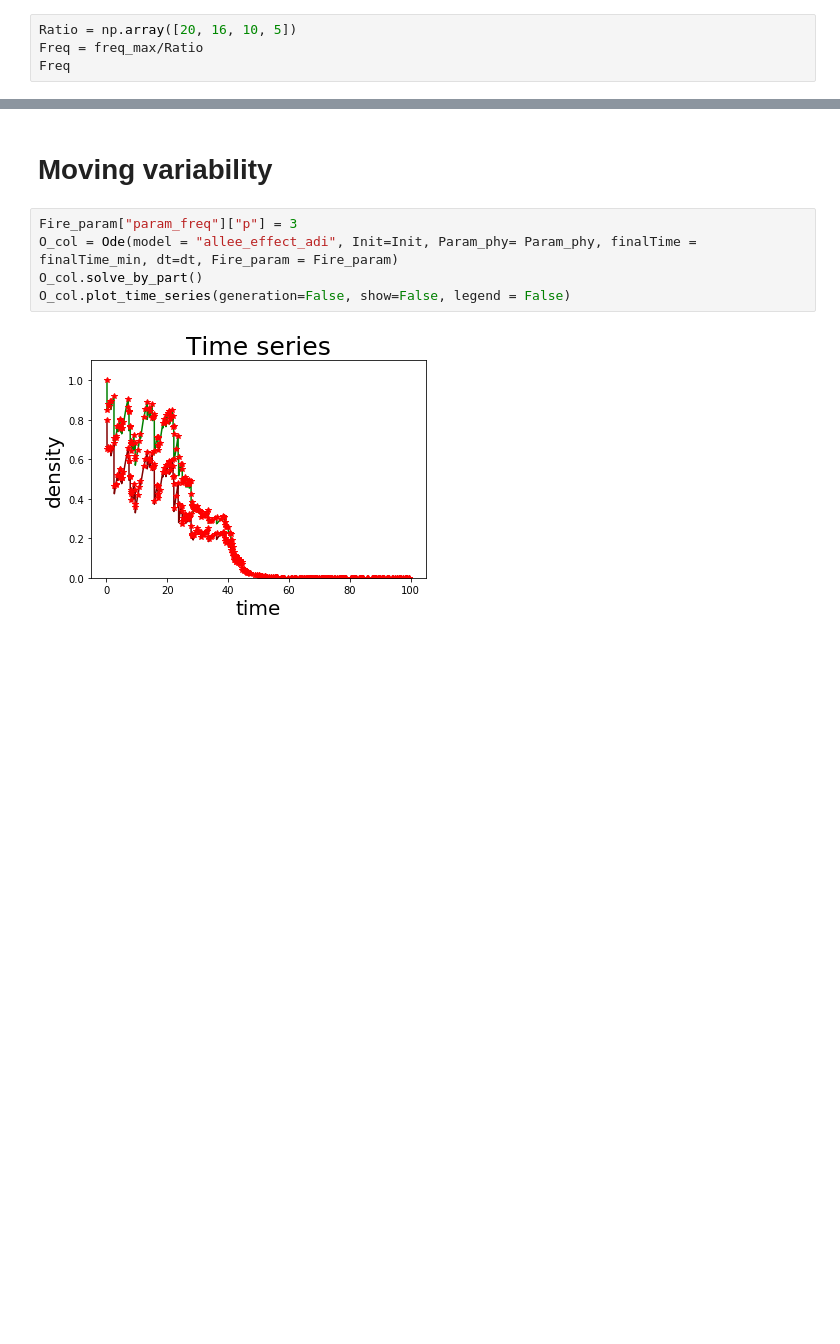
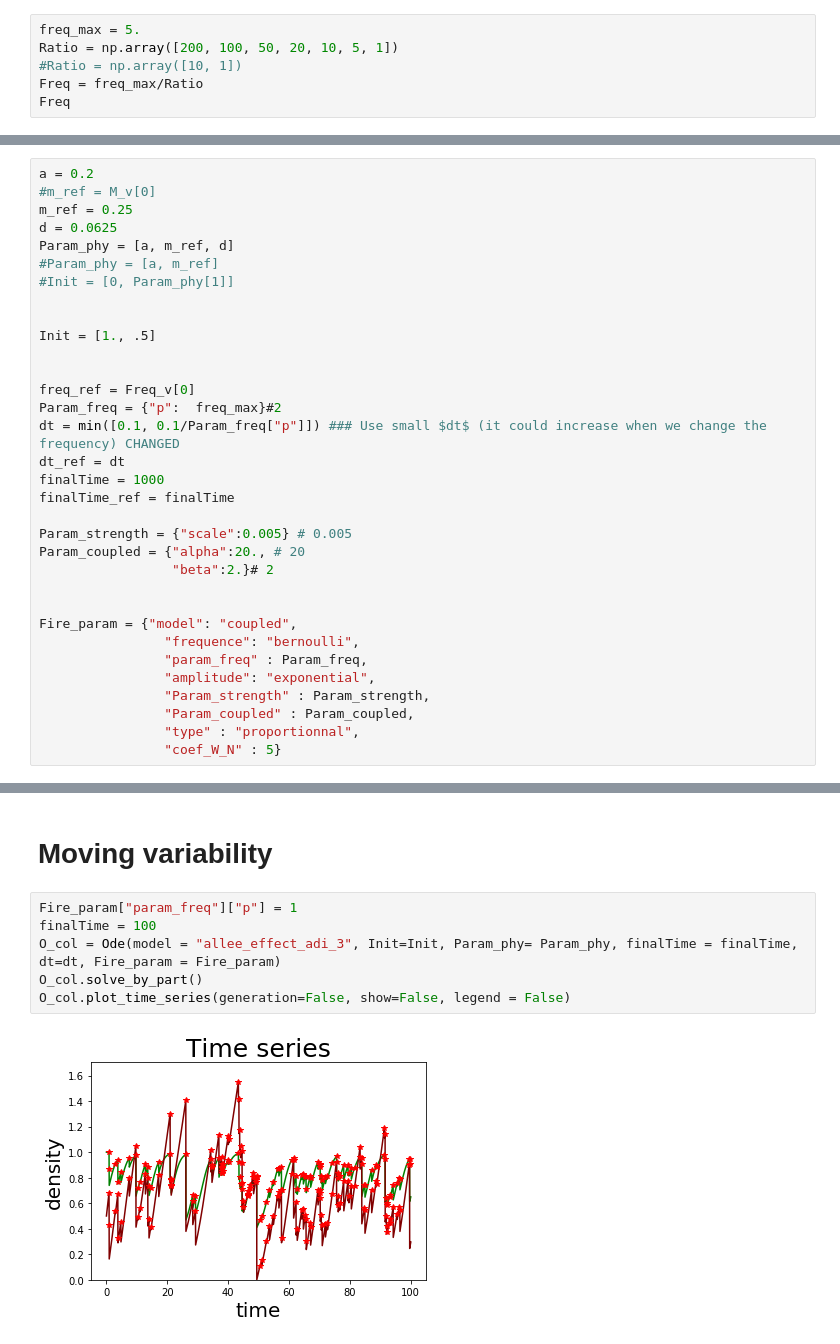
Before and after one commit to cavaillesj/-ecosystem_behavior, a Jupyter notebook: Variability VS frequency model 3 param.ipynb, the cells around one changed output, grey strips where cells are left out. Cells and saved outputs as stored; diff of their text form; blank space fills up the shorter version.

```diff
--- a/Variability VS frequency model 3 param.ipynb
+++ b/Variability VS frequency model 3 param.ipynb
@@ -209,7 +210,9 @@ Accurate variability :  0.443354367937527
 # %% [markdown]
 ## Same time study, same $dt$
 # %%
-Ratio = np.array([20, 16, 10, 5])
+freq_max = 5.
+Ratio = np.array([200, 100, 50, 20, 10, 5, 1])
+#Ratio = np.array([10, 1])
 Freq = freq_max/Ratio
 Freq
 # %% [output]
@@ -217,3 +220,36 @@ array([0.5  , 0.625, 1.   , 2.   ])
+# %%
+a = 0.2
+#m_ref = M_v[0]
+m_ref = 0.25
+d = 0.0625
+Param_phy = [a, m_ref, d]
+#Param_phy = [a, m_ref]
+#Init = [0, Param_phy[1]]
+
+
+Init = [1., .5]
+
+
+freq_ref = Freq_v[0]
+Param_freq = {"p":  freq_max}#2
+dt = min([0.1, 0.1/Param_freq["p"]]) ### Use small $dt$ (it could increase when we change the frequency) CHANGED
+dt_ref = dt
+finalTime = 1000
+finalTime_ref = finalTime
+
+Param_strength = {"scale":0.005} # 0.005
+Param_coupled = {"alpha":20., # 20
+                 "beta":2.}# 2
+
+
+Fire_param = {"model": "coupled",
+                "frequence": "bernoulli",
+                "param_freq" : Param_freq,
+                "amplitude": "exponential",
+                "Param_strength" : Param_strength,
+                "Param_coupled" : Param_coupled,
+                "type" : "proportionnal",
+                "coef_W_N" : 5}
 # %%
 def generation_sol(Ratio, Freq):
     freq_max = np.max(Freq)
@@ -332,9 +418,10 @@ plt.show()
 # %% [markdown]
 # Moving variability
 # %%
-Fire_param["param_freq"]["p"] = 3
-O_col = Ode(model = "allee_effect_adi", Init=Init, Param_phy= Param_phy, finalTime = finalTime_min, dt=dt, Fire_param = Fire_param)
+Fire_param["param_freq"]["p"] = 1
+finalTime = 100
+O_col = Ode(model = "allee_effect_adi_3", Init=Init, Param_phy= Param_phy, finalTime = finalTime, dt=dt, Fire_param = Fire_param)
 O_col.solve_by_part()
 O_col.plot_time_series(generation=False, show=False, legend = False)
 # %% [output]
-[figure, old version]
+[figure, new version]
```
Also changed, not shown: parts of 59 cells of this notebook, 5 other files.
